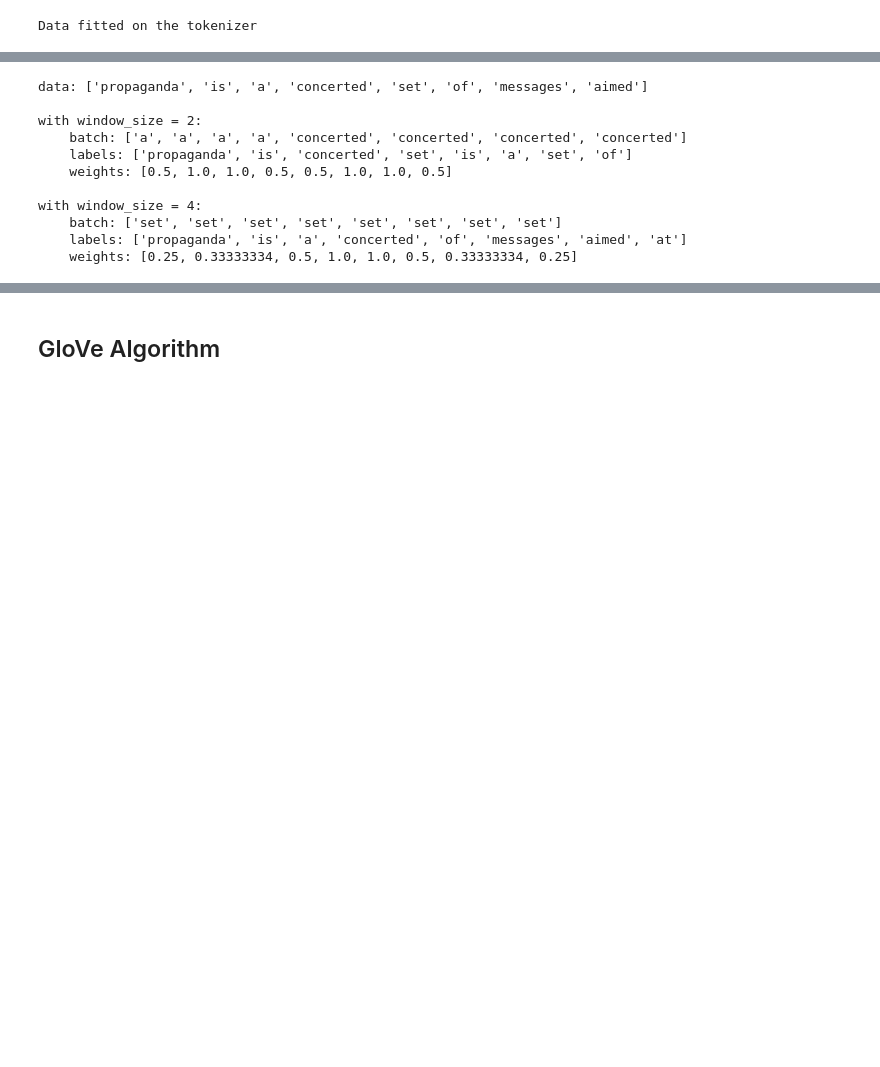
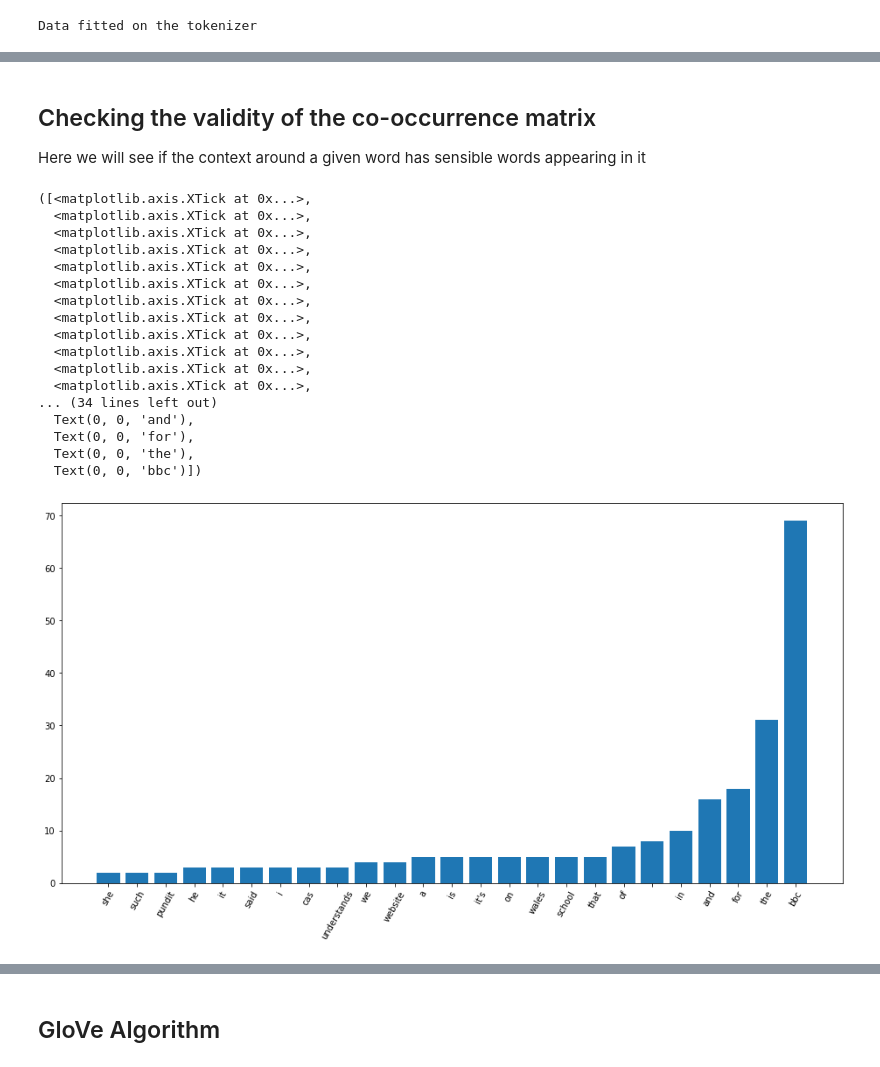
Before and after one commit to thushv89/packt_nlp_tensorflow_2, a Jupyter notebook: Ch04-Advance-Word-Vectors/ch4_glove.ipynb, the cells around one changed output, grey strips where cells are left out. Cells and saved outputs as stored; diff of their text form; code cells hidden in the pictures; blank space fills up the shorter version.

```diff
--- a/Ch04-Advance-Word-Vectors/ch4_glove.ipynb
+++ b/Ch04-Advance-Word-Vectors/ch4_glove.ipynb
@@ -108,13 +112,16 @@ Example words (end):  Online was the game, ahhhh them was the days ! LOL
 # %%
 from tensorflow.keras.preprocessing.text import Tokenizer
 
+n_vocab = 15000 + 1
 tokenizer = Tokenizer(
-    num_words=None,
+    num_words=n_vocab - 1,
     filters='!"#$%&()*+,-./:;<=>?@[\\]^_`{|}~\t\n',
-    lower=True, split=' '
+    lower=True, split=' ', oov_token=''
 )
 
 tokenizer.fit_on_texts(news_stories)
 print("Data fitted on the tokenizer")
 # %% [output]
 Data fitted on the tokenizer
+# %%
+n_vocab = len(tokenizer.word_index.items()) + 1
@@ -121,10 +134,17 @@ Data fitted on the tokenizer
 # %%
-generate_cooc = False
+from scipy.sparse import save_npz, load_npz
+
+generate_cooc = True
+
 def generate_cooc_matrix(text, tokenizer, window_size, n_vocab, use_weighting=True):
+
     sequences = tokenizer.texts_to_sequences(text)
 
     cooc_mat = lil_matrix((n_vocab, n_vocab), dtype=np.float32)
-    for sequence in sequences:
+    for si, sequence in enumerate(sequences):
+
+        print('.'*(si+1), '{}/{}'.format(si+1, len(sequences)), end='\r')
+
         for i, wi in zip(np.arange(window_size, len(sequence)-window_size), sequence[window_size:-window_size]):
             context_window = sequence[i-window_size: i+window_size+1]
             distances = np.abs(np.arange(-window_size, window_size+1))
@@ -137,12 +157,23 @@ def generate_cooc_matrix(text, tokenizer, window_size, n_vocab, use_weighting=Tr
             else:
                 cooc_mat[wi, context_window] += nom
 
+    print("\n")
+
     return cooc_mat
 
 if generate_cooc:
-    cooc_mat = generate_cooc_matrix(docs, tokenizer, 4, v_size, True)
-    save_npz(os.path.join('datasets','cooc_mat.npz'), cooc_mat.tocsr())
+    t1 = time.time()
+    cooc_mat = generate_cooc_matrix(news_stories, tokenizer, 1, n_vocab, True)
+    t2 = time.time()
+    print("It took {} seconds to generate the co-occurrence matrix".format(t2-t1))
+
+    save_npz(os.path.join('data','cooc_mat.npz'), cooc_mat.tocsr())
 else:
-    cooc_mat = load_npz(os.path.join('datasets','cooc_mat.npz')).tolil()
-    print('Cooc matrix of type {} was loaded from disk'.format(type(cooc_mat).__name__))
+    try:
+        cooc_mat = load_npz(os.path.join('data','cooc_mat.npz')).tolil()
+        print('Cooc matrix of type {} was loaded from disk'.format(type(cooc_mat).__name__))
+    except FileNotFoundError as ex:
+        raise FileNotFoundError(
+            "Could not find the co-occurrence matrix on the disk. Did you generate the matrix by setting generate_cooc=True?"
+        )
 # %% [output]
@@ -151,25 +183,38 @@ Sample data [1730, 9, 8, 16741, 223, 4, 5169, 4509, 26, 11641]
+# %% [markdown]
+## Checking the validity of the co-occurrence matrix
+
+Here we will see if the context around a given word has sensible words appearing in it
 # %%
-word = 'cat'
+import matplotlib.pyplot as plt
+
+word = 'sport'
 assert word in tokenizer.word_index, 'Word {} is not in the tokenizer'.format(word)
-assert tokenizer.word_index[word] <= v_size, 'The word {} is an out of vocabuary word. Please try something else'.format(word)
+assert tokenizer.word_index[word] <= n_vocab, 'The word {} is an out of vocabuary word. Please try something else'.format(word)
 
 rev_word_index = dict(zip(tokenizer.word_index.values(), tokenizer.word_index.keys()))
 
 cooc_vec = np.array(cooc_mat.getrow(tokenizer.word_index[word]).todense()).ravel()
 max_ind = np.argsort(cooc_vec)[-25:]
-#print(max_ind)
+
 plt.figure(figsize=(16,8))
 plt.bar(np.arange(0, 25), cooc_vec[max_ind])
 plt.xticks(ticks=np.arange(0, 25), labels=[rev_word_index[i] for i in max_ind], rotation=60)
 # %% [output]
-data: ['propaganda', 'is', 'a', 'concerted', 'set', 'of', 'messages', 'aimed']
-
-with window_size = 2:
-    batch: ['a', 'a', 'a', 'a', 'concerted', 'concerted', 'concerted', 'concerted']
-    labels: ['propaganda', 'is', 'concerted', 'set', 'is', 'a', 'set', 'of']
-    weights: [0.5, 1.0, 1.0, 0.5, 0.5, 1.0, 1.0, 0.5]
-
-with window_size = 4:
-    batch: ['set', 'set', 'set', 'set', 'set', 'set', 'set', 'set']
-    labels: ['propaganda', 'is', 'a', 'concerted', 'of', 'messages', 'aimed', 'at']
-    weights: [0.25, 0.33333334, 0.5, 1.0, 1.0, 0.5, 0.33333334, 0.25]
+([<matplotlib.axis.XTick at 0x...>,
+  <matplotlib.axis.XTick at 0x...>,
+  <matplotlib.axis.XTick at 0x...>,
+  <matplotlib.axis.XTick at 0x...>,
+  <matplotlib.axis.XTick at 0x...>,
+  <matplotlib.axis.XTick at 0x...>,
+  <matplotlib.axis.XTick at 0x...>,
+  <matplotlib.axis.XTick at 0x...>,
+  <matplotlib.axis.XTick at 0x...>,
+  <matplotlib.axis.XTick at 0x...>,
+  <matplotlib.axis.XTick at 0x...>,
+  <matplotlib.axis.XTick at 0x...>,
+... (34 lines left out)
+  Text(0, 0, 'and'),
+  Text(0, 0, 'for'),
+  Text(0, 0, 'the'),
+  Text(0, 0, 'bbc')])
+[figure, added]
```
Also changed, not shown: parts of 25 cells of this notebook, 1 other file.
